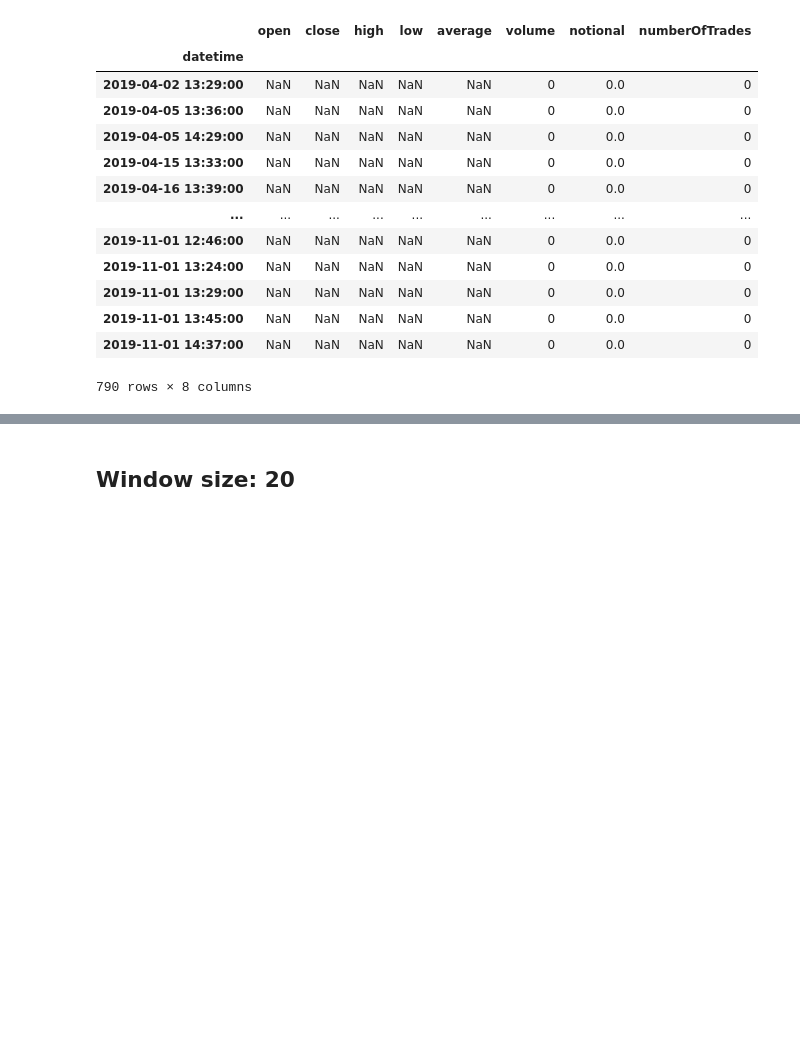
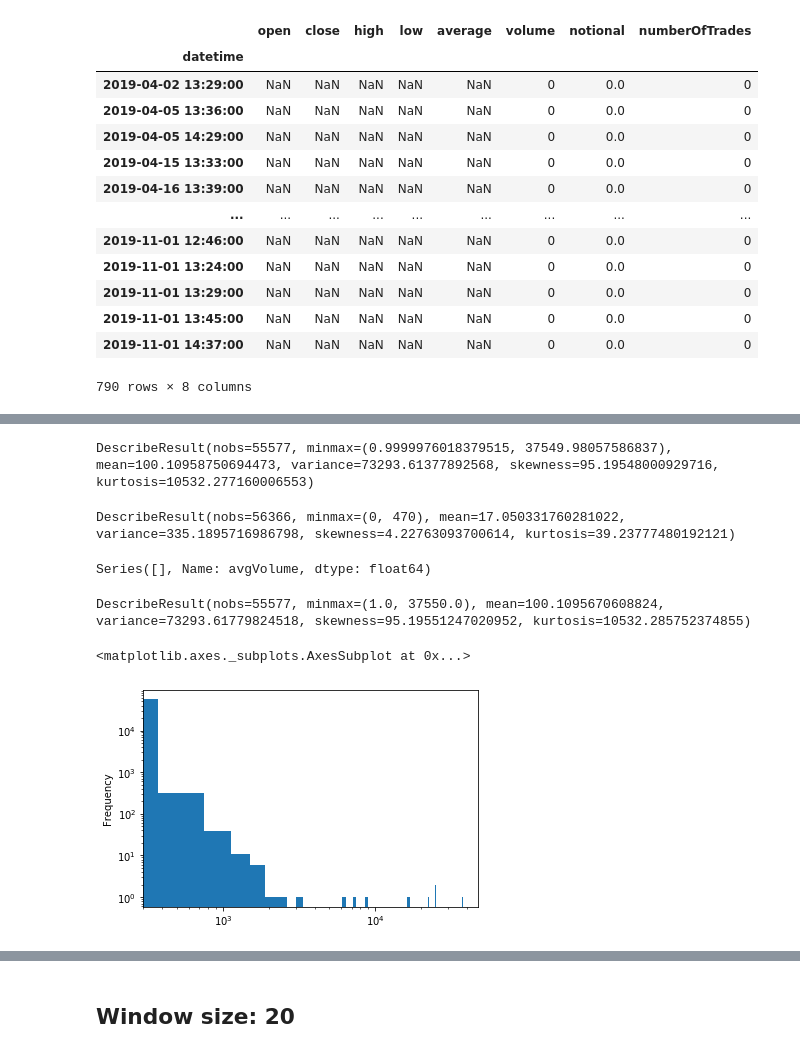
Before and after one commit to ryan-williams/pipelines, a Jupyter notebook: notebooks/Recurring runs example.ipynb, the cells around one changed output, grey strips where cells are left out. Drawn from its saved outputs; the diff is of its cells as text; code cells hidden in the pictures; blank space fills up the shorter version.

Commit message:
experiment w/ normalizations of trade volumes etc

```diff
--- a/notebooks/Recurring runs example.ipynb
+++ b/notebooks/Recurring runs example.ipynb
@@ -306,0 +431,7 @@ aapl[nan_cols][nan_idxs]
+# %%
+aapl['avgVolume'] = aapl.volume / aapl.numberOfTrades
+aapl['avgNotional'] = aapl.notional / aapl.numberOfTrades / aapl.average
+# %%
+aapl.numberOfTrades = 2*np.sqrt(aapl.numberOfTrades + 3/8)
+aapl.volume = np.log(aapl.volume)
+aapl.notional = np.log(aapl.notional)
@@ -306,0 +489,23 @@ aapl[nan_cols][nan_idxs]
+# %%
+describe(aapl.avgNotional.dropna())
+# %% [output]
+DescribeResult(nobs=55577, minmax=(0.9999976018379515, 37549.98057586837), mean=100.10958750694473, variance=73293.61377892568, skewness=95.19548000929716, kurtosis=10532.277160006553)
+# %%
+describe(aapl.numberOfTrades)
+# %% [output]
+DescribeResult(nobs=56366, minmax=(0, 470), mean=17.050331760281022, variance=335.1895716986798, skewness=4.22763093700614, kurtosis=39.23777480192121)
+# %%
+aapl.avgVolume[aapl.avgVolume == 0]
+# %% [output]
+Series([], Name: avgVolume, dtype: float64)
+# %%
+aapl.avgVolume.fillna(0, inplace=True)
+# %%
+describe(aapl.axvgVolume.dropna())
+# %% [output]
+DescribeResult(nobs=55577, minmax=(1.0, 37550.0), mean=100.1095670608824, variance=73293.61779824518, skewness=95.19551247020952, kurtosis=10532.285752374855)
+# %%
+aapl.avgVolume.plot(kind='hist', bins=100, loglog=True)
+# %% [output]
+<matplotlib.axes._subplots.AxesSubplot at 0x...>
+[figure, added]
```
Also changed, not shown: parts of 54 cells of this notebook.
